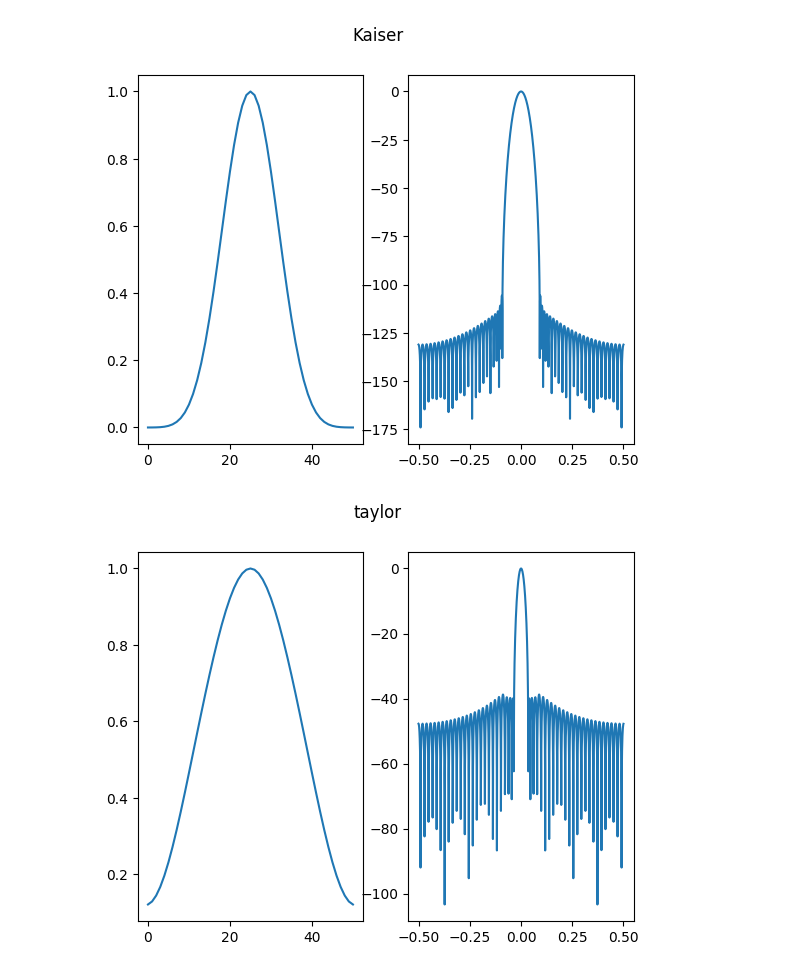
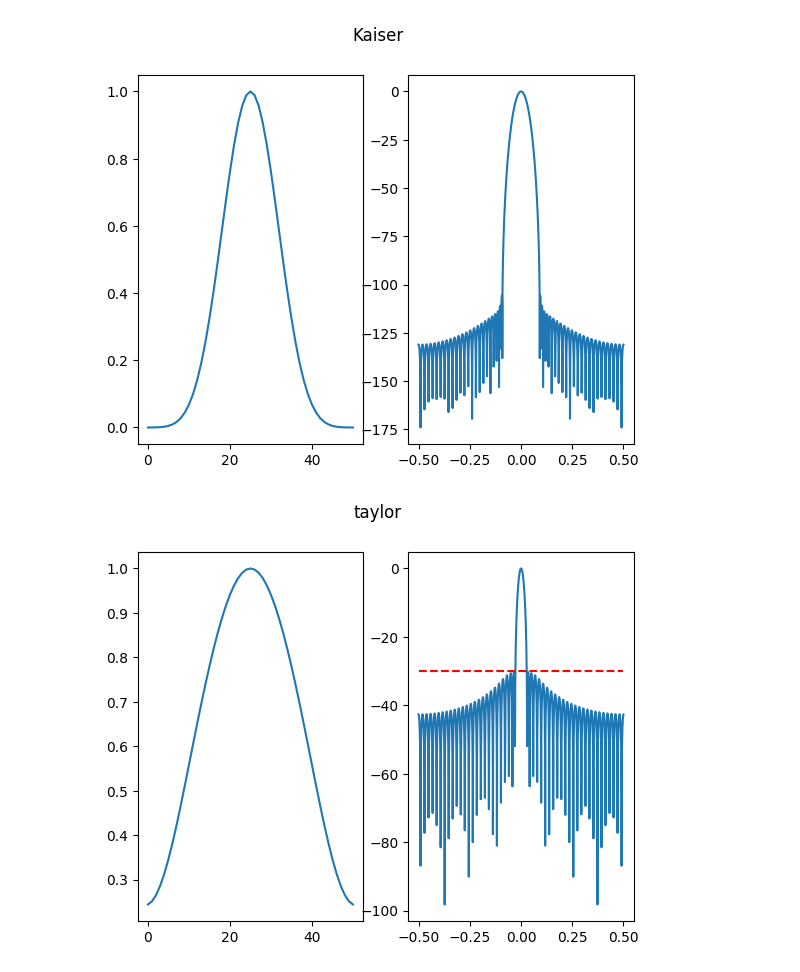
Before and after one commit to austinjtravis/radar_learning, a Jupyter notebook: 0_math_intro/math_refresher.ipynb, the cells around one changed output. Drawn from its saved outputs; the diff is of its cells as text; code cells hidden in the pictures.

```diff
--- a/0_math_intro/math_refresher.ipynb
+++ b/0_math_intro/math_refresher.ipynb
@@ -84,0 +159,29 @@ NOTE: When we start dealing with propogating plane waves we will find that plane
+# %%
+#TODO: This plot sucks plz make it better
+import numpy as np
+import matplotlib.pyplot as plt
+def rect(x, bw):
+    return np.where(np.abs(x) <= bw/2, 1, 0)
+
+bw = 5
+w_s = 2 * bw
+duration = 2
+T_s = 1 /w_s
+num_samples = 100
+num_samp_freq = 5
+x = np.zeros(num_samples)
+w = w_s * num_samp_freq * np.fft.fftshift(np.fft.fftfreq(num_samp_freq * num_samples))
+
+plt.figure()
+for n in range((-num_samp_freq)//2 + 1, num_samp_freq//2+1):
+    x = np.zeros(num_samples)
+    w = w_s * np.fft.fftshift(np.fft.fftfreq(num_samples))
+    plt.plot(w + n*w_s, rect(w, bw))
+
+tick_vals = list(range((-num_samp_freq + 1)*w_s, num_samp_freq*w_s, w_s))
+print(tick_vals)
+tick_labels = [f'${int(w/10)}\omega_s$' for w in tick_vals]
+
+plt.ylabel('$|X(\omega)|$')
+plt.xticks(tick_vals, tick_labels)
+plt.show()
@@ -226,23 +365,23 @@ plt.show()
 # %%
 from scipy.signal.windows import taylor
 import matplotlib.pyplot as plt
 import numpy as np
 def db(x):
     return 20 * np.log10(np.abs(x))
 
-sidelobe_level = 40
+sidelobe_level = 30
 taylor_window = taylor(51, nbar=4, sll=sidelobe_level)
 fig, axs = plt.subplots(
     ncols=2,
 )
 axs = axs.flatten()
 axs[0].plot(taylor_window)
 
 impulse_response = np.fft.fftshift(np.fft.fft(taylor_window, n=2048))
 freq = np.linspace(-0.5, 0.5, impulse_response.size)
-# axs[1].plot(freq, db(impulse_response) - db(impulse_response).max())
 axs[1].plot(freq, db(impulse_response) - db(impulse_response).max())
+axs[1].hlines(-sidelobe_level, freq.min(), freq.max(), linestyles='dashed', colors='red')
 fig.suptitle('taylor')
 plt.show()
 # %% [output]
-[figure, old version]
+[figure, new version]
```
Also changed, not shown: parts of 6 cells of this notebook.
